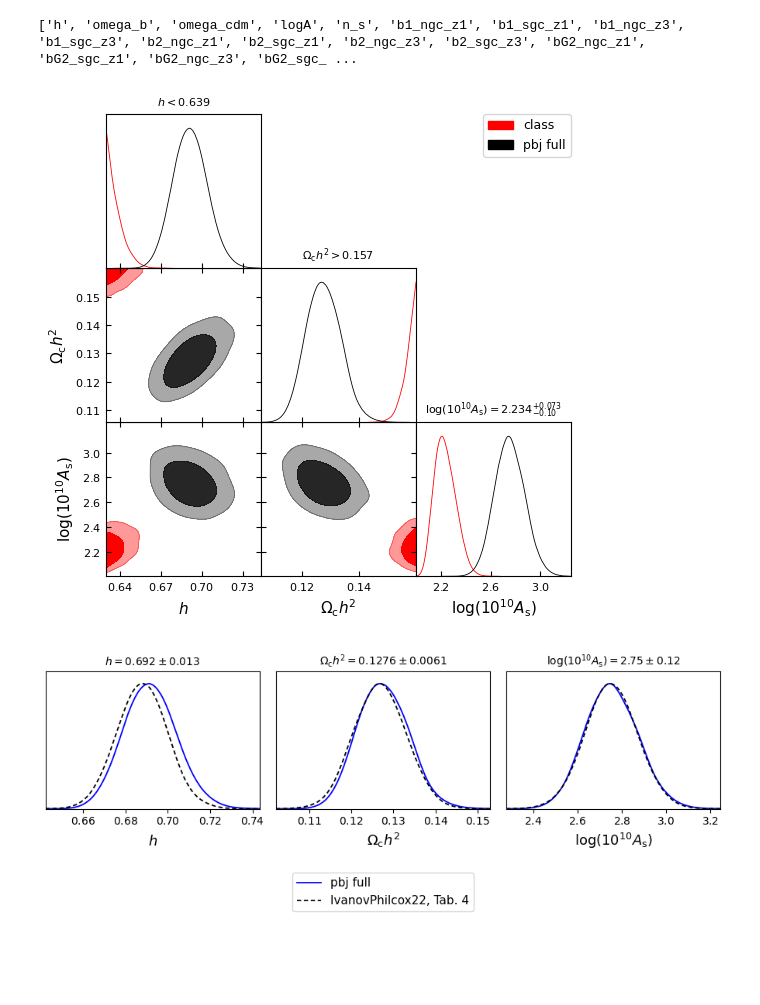
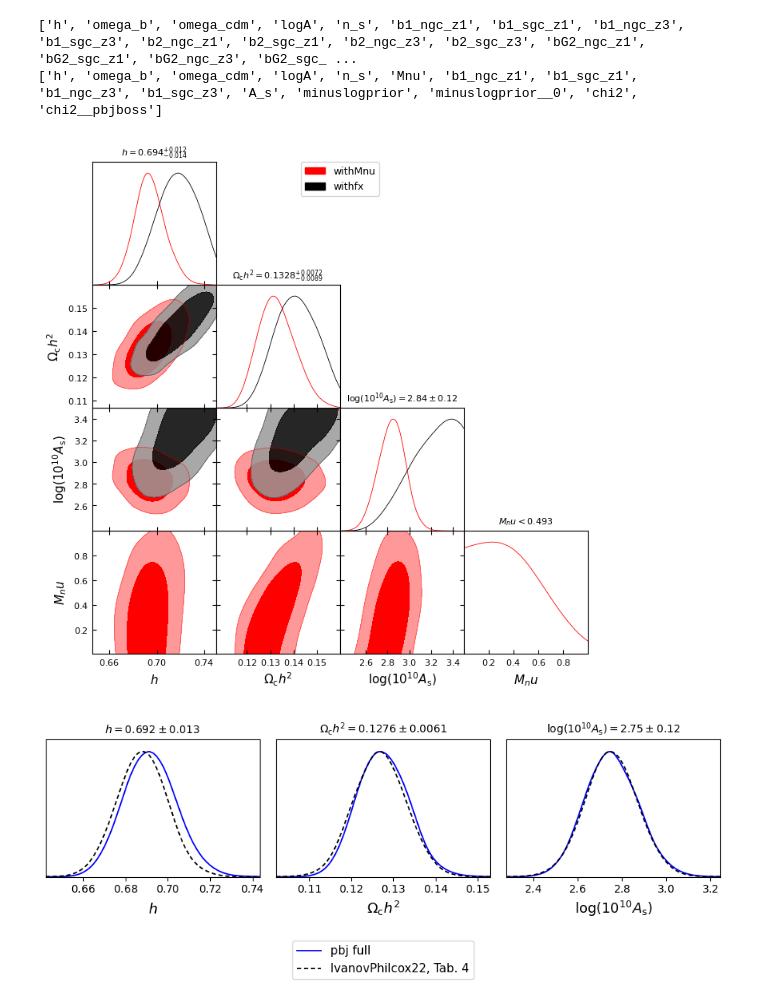
Before and after one commit to fverd/cobaya, a Jupyter notebook: FRA/analyze-chain.ipynb, the cells around one changed output. Cells and saved outputs as stored; diff of their text form; code cells hidden in the pictures; blank space fills up the shorter version.

```diff
--- a/FRA/analyze-chain.ipynb
+++ b/FRA/analyze-chain.ipynb
@@ -5,28 +6,32 @@ import getdist
 from cobaya import load_samples
 import numpy as np
 %matplotlib inline
+# %%
+boss_full = load_samples('/home/fverdian/cobaya/chains-buone/pbjboss_full/full', to_getdist=True)
+boss_full.label='pbj full'
+print([pn.name for pn in boss_full.paramNames.names])
+
+boss_Mnu = load_samples('/home/fverdian/cobaya/chains/pbjboss_withMnu/withMnu', to_getdist=True)
+boss_Mnu.label='withMnu'
+print([pn.name for pn in boss_Mnu.paramNames.names])
+# %% [output]
+['h', 'omega_b', 'omega_cdm', 'logA', 'n_s', 'b1_ngc_z1', 'b1_sgc_z1', 'b1_ngc_z3', 'b1_sgc_z3', 'b2_ngc_z1', 'b2_sgc_z1', 'b2_ngc_z3', 'b2_sgc_z3', 'bG2_ngc_z1', 'bG2_sgc_z1', 'bG2_ngc_z3', 'bG2_sgc_ ...
+['h', 'omega_b', 'omega_cdm', 'logA', 'n_s', 'Mnu', 'b1_ngc_z1', 'b1_sgc_z1', 'b1_ngc_z3', 'b1_sgc_z3', 'A_s', 'minuslogprior', 'minuslogprior__0', 'chi2', 'chi2__pbjboss']
 # %%
-
-boss_full = load_samples('/home/fverdian/cobaya/chains-buone/pbjboss_full/full', to_getdist=True)
-boss_full.label='pbj full'
-print([pn.name for pn in boss_full.paramNames.names])
-
-boss_fx = load_samples('/home/fverdian/cobaya/chains/boss_class/bossclasspbj', to_getdist=True)
-boss_fx.label='class'
+boss_fx = load_samples('/home/fverdian/cobaya/chains/boss_kJ0p01/withfx', to_getdist=True)
+boss_fx.label='withfx'
 
 p=boss_fx.getParams()
-# boss_fx.addDerived(0.4*p.fx/0.03, name='M', label=r'M', range=[0.,None])
+boss_fx.addDerived(p.omega_chi*93.6*(p.h**2), name='M', label=r'Mnu', range=[0.,None])
 
-
-pars_toplot =['h','omega_cdm', 'logA']
+pars_toplot =['h','omega_cdm', 'logA','Mnu']
 # pars_toplot =['h', 'omega_b',]
 gdplot = gdplt.get_subplot_plotter()
 
-gdplot.triangle_plot([ boss_fx, boss_full],  pars_toplot, contour_colors=['r','k'], title_limit=1, filled=True)
+gdplot.triangle_plot([ boss_Mnu,boss_fx, ],  pars_toplot, contour_colors=['r','k'], title_limit=1, filled=True)
 # gdplot.finish_plot(no_tight=True)
 # %% [output]
-['h', 'omega_b', 'omega_cdm', 'logA', 'n_s', 'b1_ngc_z1', 'b1_sgc_z1', 'b1_ngc_z3', 'b1_sgc_z3', 'b2_ngc_z1', 'b2_sgc_z1', 'b2_ngc_z3', 'b2_sgc_z3', 'bG2_ngc_z1', 'bG2_sgc_z1', 'bG2_ngc_z3', 'bG2_sgc_ ...
-[figure, old version]
+[figure, new version]
 # %%
 gdplot.fig.savefig('/home/fverdian/cobaya/chains/pbjboss_full/contour_pbjbossfull.pdf', bbox_inches='tight')
 # %%
```
Also changed, not shown: parts of 1 cell of this notebook, 2 other files.
